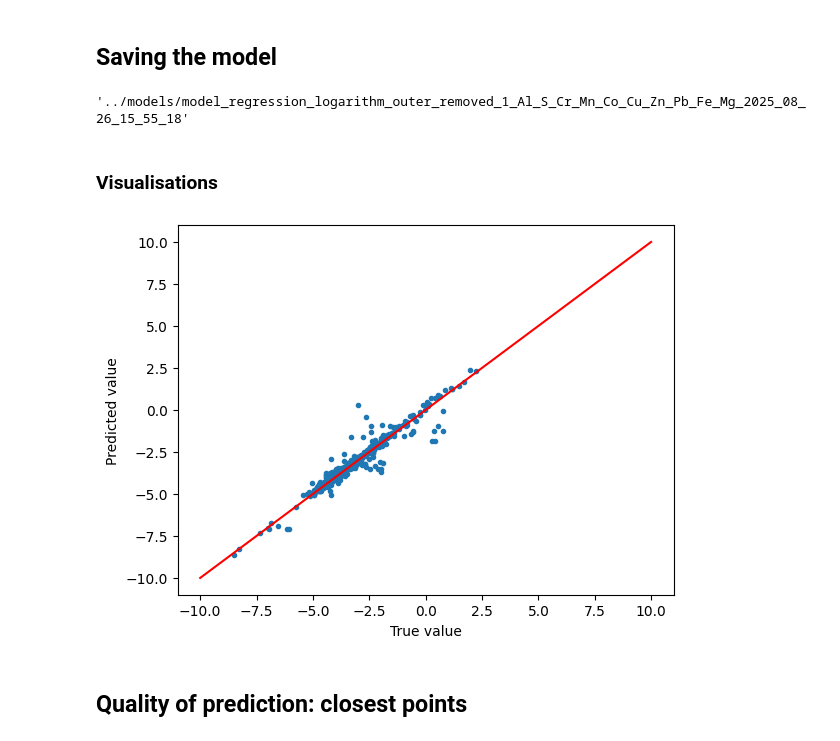
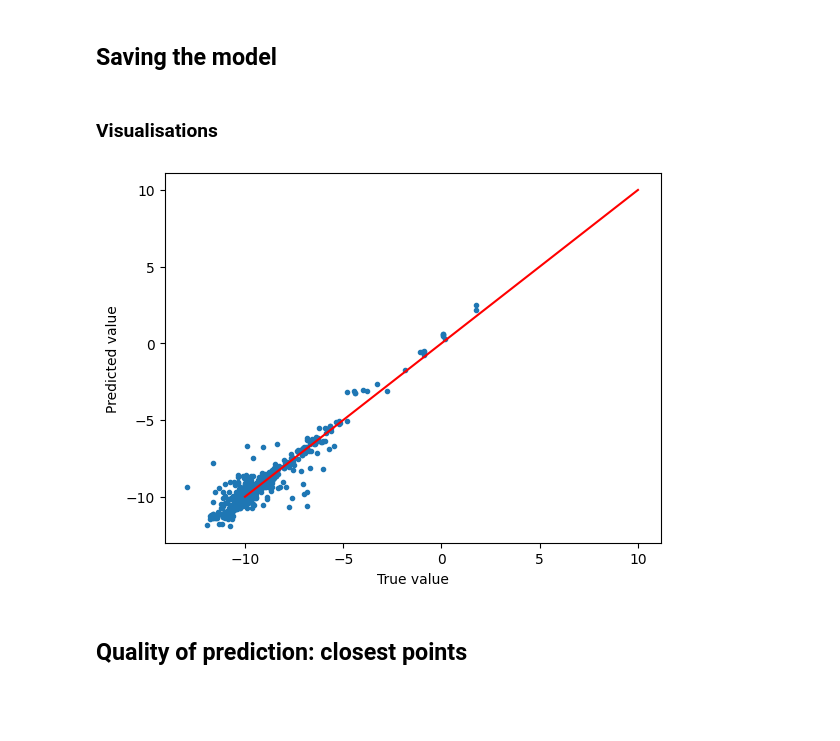
Before and after one commit to BDomzal/inks, a Jupyter notebook: notebooks/inks_nn_regression.ipynb, the cells around one changed output. Cells and saved outputs as stored; diff of their text form; code cells hidden in the pictures; blank space fills up the shorter version.

```diff
--- a/notebooks/inks_nn_regression.ipynb
+++ b/notebooks/inks_nn_regression.ipynb
@@ -243,19 +258,15 @@ Consecutive coordinates correspond to: Al, S, Cr, Mn, Co, Cu, Zn, Pb, Fe, Mg.
 Significance of elements: Cu >> Mn > Al > Zn > Pb > S > Cr > Co >> all the others.
 # %% [markdown]
 ## Saving the model
-# %%
-MODELS_PATH
-# %% [output]
-'../models/model_regression_logarithm_outer_removed_1_Al_S_Cr_Mn_Co_Cu_Zn_Pb_Fe_Mg_2025_08_26_15_55_18'
 # %%
 save_model(model, MODELS_PATH, HOW_MANY_OUTER_TO_REMOVE,
                 ELEMENTS_TO_KEEP, PREPROCESSING_METHOD)
 # %% [markdown]
 ### Visualisations
 # %%
-visualise_prediction_against_true(outputs, labels, dimension=0)
+visualise_prediction_against_true(outputs, labels, dimension=2)
 # %% [output]
-[figure, old version]
+[figure, new version]
 # %% [markdown]
 ## Quality of prediction: closest points
 # %% [markdown]
```
Also changed, not shown: parts of 21 cells of this notebook, 3 other files.
